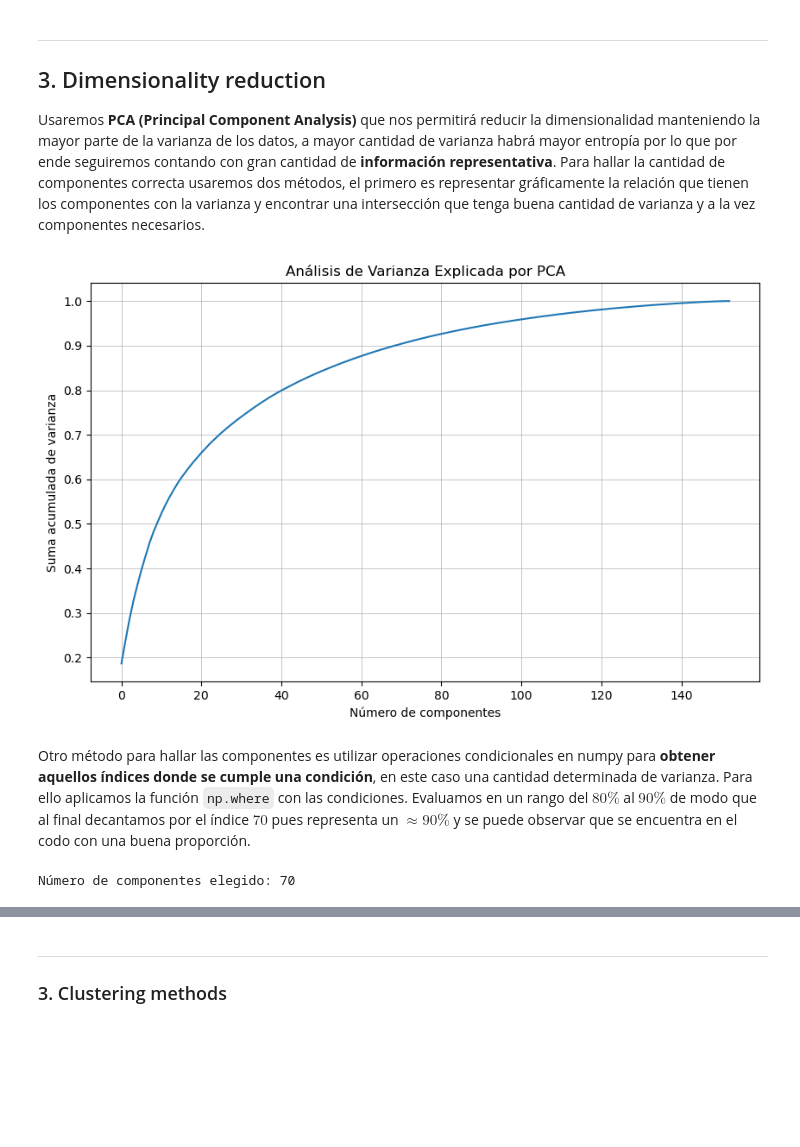
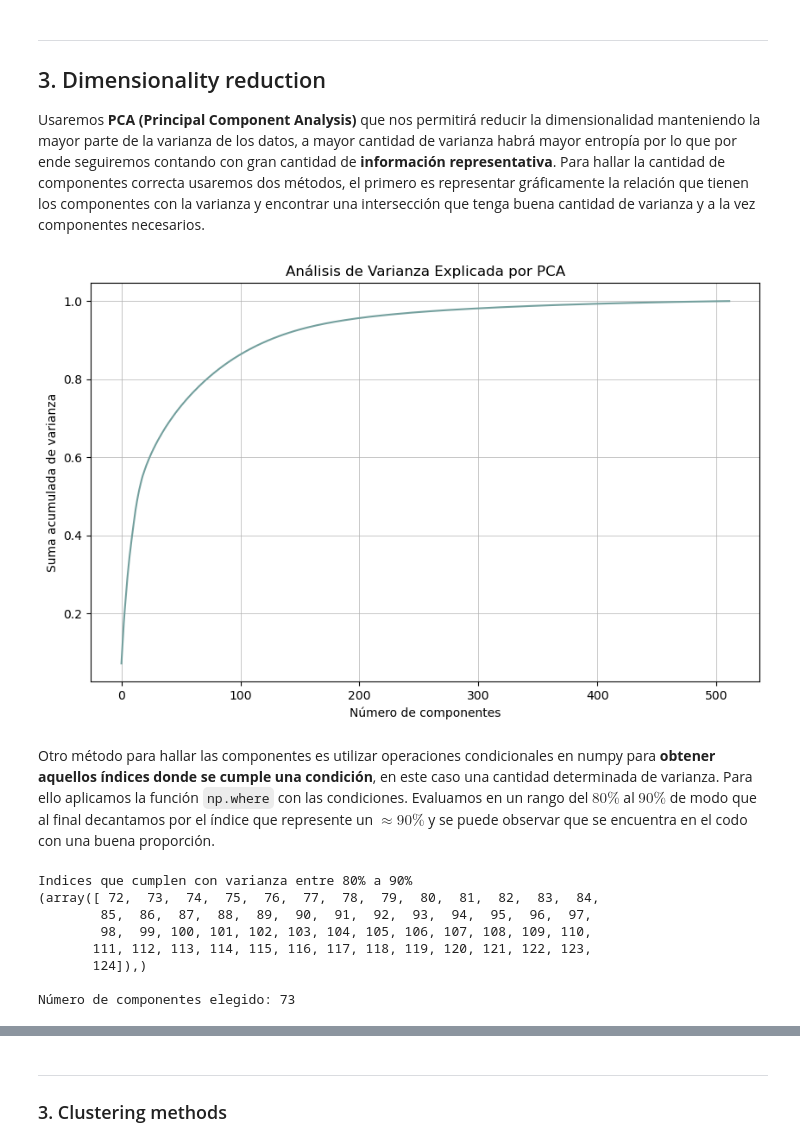
Before and after one commit to kaloslazo/ClusteringHumanRecognition, a Jupyter notebook: main.ipynb, the cells around one changed output, grey strips where cells are left out. Cells and saved outputs as stored; diff of their text form; code cells hidden in the pictures; blank space fills up the shorter version.

```diff
--- a/main.ipynb
+++ b/main.ipynb
@@ -122,26 +145,34 @@ plt.show()
 Usaremos **PCA (Principal Component Analysis)** que nos permitirá reducir la dimensionalidad manteniendo la mayor parte de la varianza de los datos, a mayor cantidad de varianza habrá mayor entropía por lo que por ende seguiremos contando con gran cantidad de **información representativa**. Para hallar la cantidad de componentes correcta usaremos dos métodos, el primero es representar gráficamente la relación que tienen los componentes con la varianza y encontrar una intersección que tenga buena cantidad de varianza y a la vez componentes necesarios.
 # %%
 pca = PCA()
-pca.fit(video_features_stacked)
+pca.fit(X_train)
 
 plt.plot(np.cumsum(pca.explained_variance_ratio_))
 plt.xlabel('Número de componentes')
 plt.ylabel('Suma acumulada de varianza')
 plt.title('Análisis de Varianza Explicada por PCA')
 plt.grid(True)
 plt.show()
 # %% [output]
-[figure, old version]
+[figure, new version]
 # %% [markdown]
-Otro método para hallar las componentes es utilizar operaciones condicionales en numpy para **obtener aquellos índices donde se cumple una condición**, en este caso una cantidad determinada de varianza. Para ello aplicamos la función `np.where` con las condiciones. Evaluamos en un rango del $80\%$ al $90\%$ de modo que al final decantamos por el índice $70$ pues representa un $\approx 90\%$ y se puede observar que se encuentra en el codo con una buena proporción.
+Otro método para hallar las componentes es utilizar operaciones condicionales en numpy para **obtener aquellos índices donde se cumple una condición**, en este caso una cantidad determinada de varianza. Para ello aplicamos la función `np.where` con las condiciones. Evaluamos en un rango del $80\%$ al $90\%$ de modo que al final decantamos por el índice que represente un $\approx 90\%$ y se puede observar que se encuentra en el codo con una buena proporción.
 # %%
 pca_sum_variance = np.cumsum(pca.explained_variance_ratio_)
 
-np.where((pca_sum_variance > 0.80) & (pca_sum_variance < 0.90))
+print('Indices que cumplen con varianza entre 80% a 90%')
+print(np.where((pca_sum_variance > 0.80) & (pca_sum_variance < 0.90)))
 
-n_principal_components = 70
-print(f'Número de componentes elegido: {n_principal_components}')
+n_principal_components = 73
+print(f'\nNúmero de componentes elegido: {n_principal_components}')
 # %% [output]
-Número de componentes elegido: 70
+Indices que cumplen con varianza entre 80% a 90%
+(array([ 72,  73,  74,  75,  76,  77,  78,  79,  80,  81,  82,  83,  84,
+        85,  86,  87,  88,  89,  90,  91,  92,  93,  94,  95,  96,  97,
+        98,  99, 100, 101, 102, 103, 104, 105, 106, 107, 108, 109, 110,
+       111, 112, 113, 114, 115, 116, 117, 118, 119, 120, 121, 122, 123,
+       124]),)
+
+Número de componentes elegido: 73
 # %%
 pca = PCA(n_components = n_principal_components)
```
Also changed, not shown: parts of 17 cells of this notebook.
